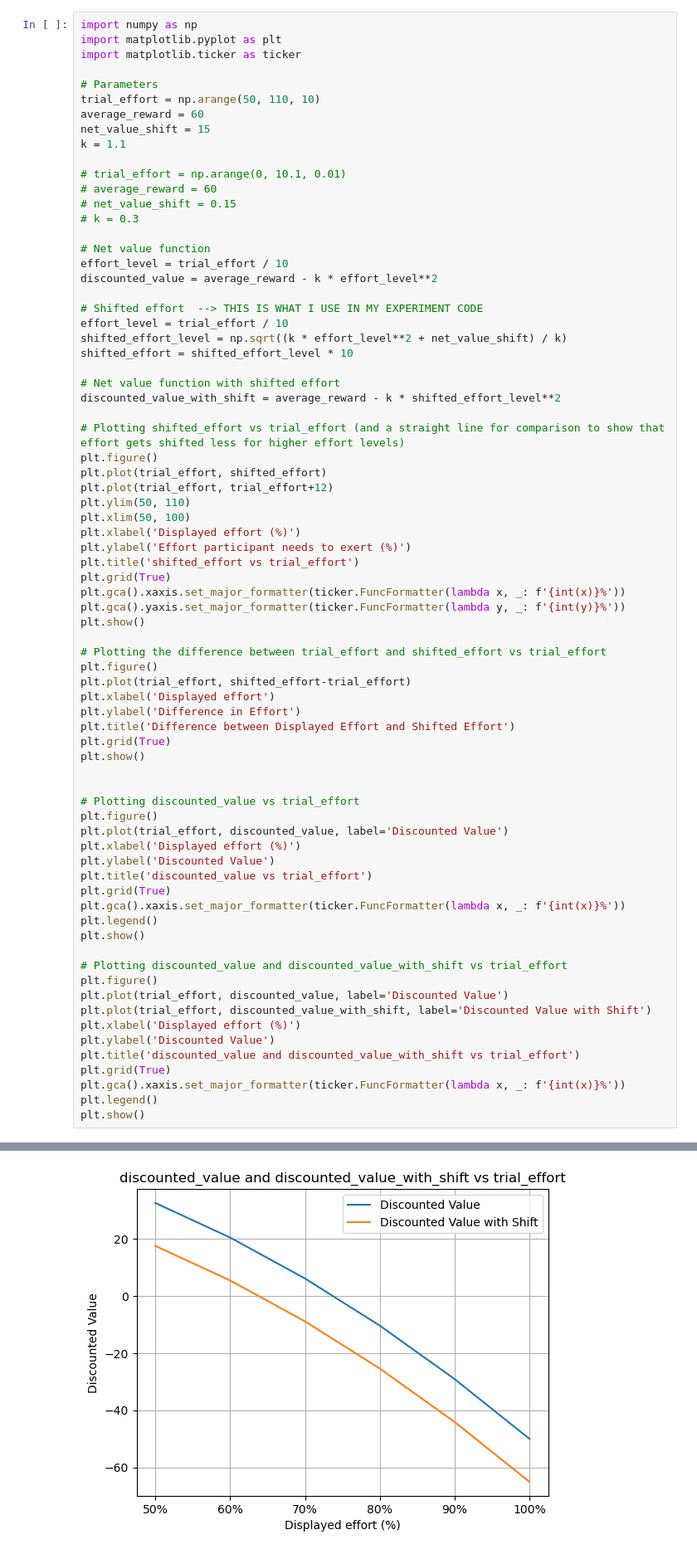
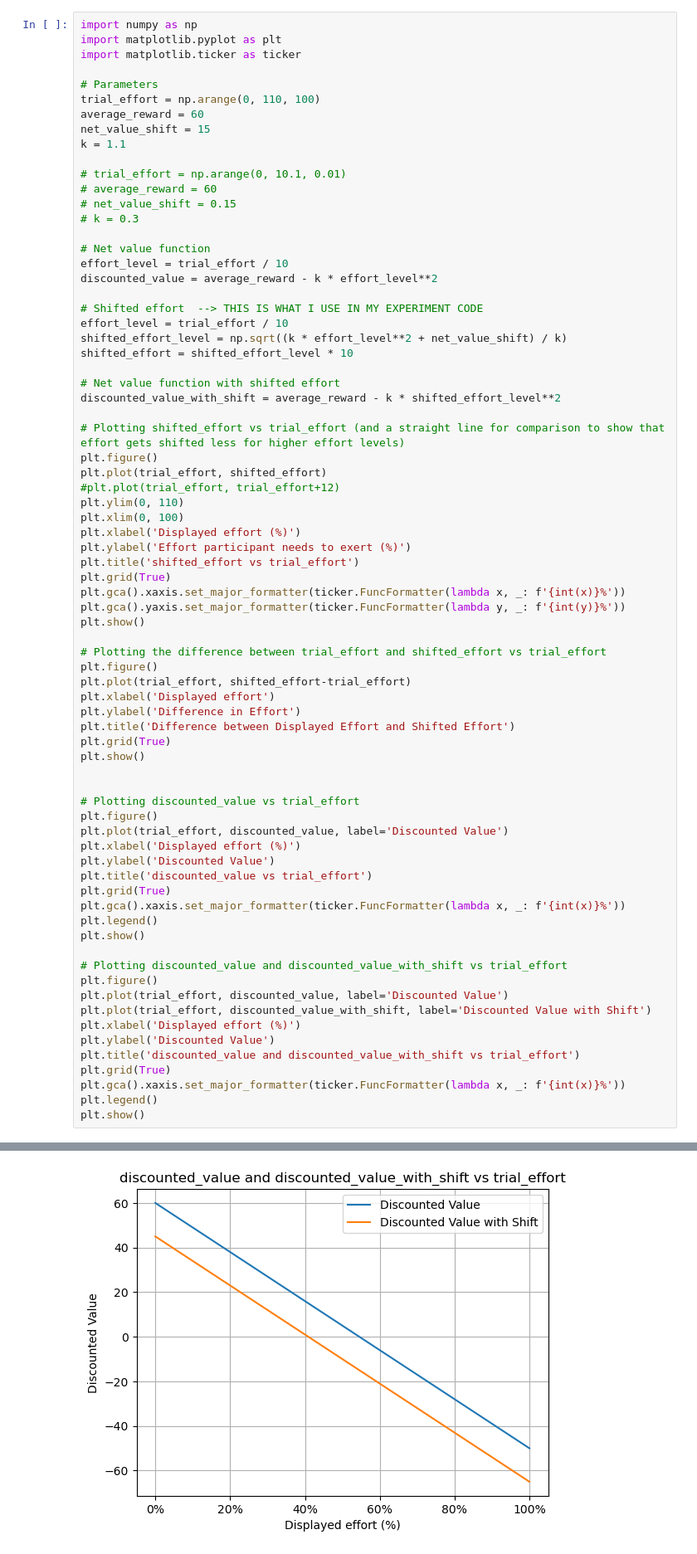
Before and after one commit to MajaFriedemann/reward-effort-task, a Jupyter notebook: global_effort_shift_function.ipynb, the cells around one changed output, grey strips where cells are left out. Shown at 83% size. Saved outputs shown, nothing was run; the diff lists cells and outputs as text.

```diff
--- a/global_effort_shift_function.ipynb
+++ b/global_effort_shift_function.ipynb
@@ -4,7 +4,7 @@ import matplotlib.pyplot as plt
 import matplotlib.ticker as ticker
 
 # Parameters
-trial_effort = np.arange(50, 110, 10)
+trial_effort = np.arange(0, 110, 100)
 average_reward = 60
 net_value_shift = 15
 k = 1.1
@@ -29,9 +29,9 @@ discounted_value_with_shift = average_reward - k * shifted_effort_level**2
 # Plotting shifted_effort vs trial_effort (and a straight line for comparison to show that effort gets shifted less for higher effort levels)
 plt.figure()
 plt.plot(trial_effort, shifted_effort)
-plt.plot(trial_effort, trial_effort+12)
-plt.ylim(50, 110)
-plt.xlim(50, 100)
+#plt.plot(trial_effort, trial_effort+12)
+plt.ylim(0, 110)
+plt.xlim(0, 100)
 plt.xlabel('Displayed effort (%)')
 plt.ylabel('Effort participant needs to exert (%)')
 plt.title('shifted_effort vs trial_effort')
@@ -79 +79 @@ plt.show()
-[figure, old version]
+[figure, new version]
```
Also changed, not shown: parts of 1 cell of this notebook, 2 other files.
